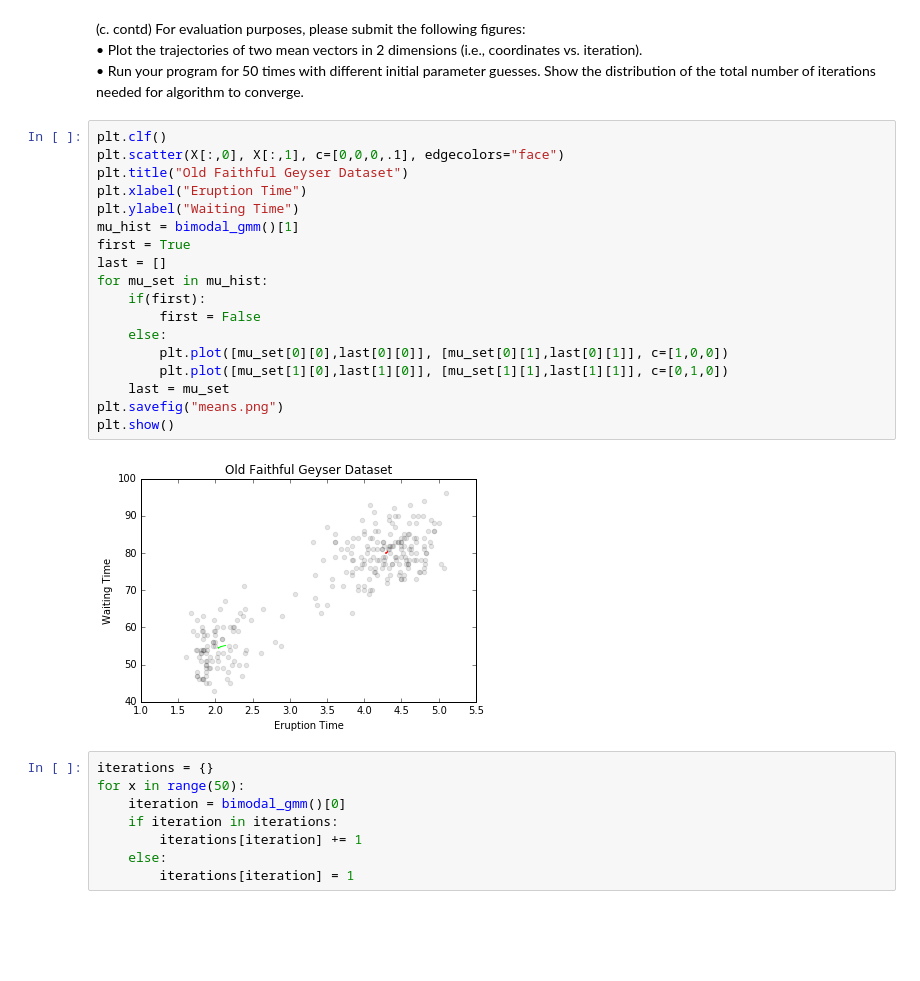
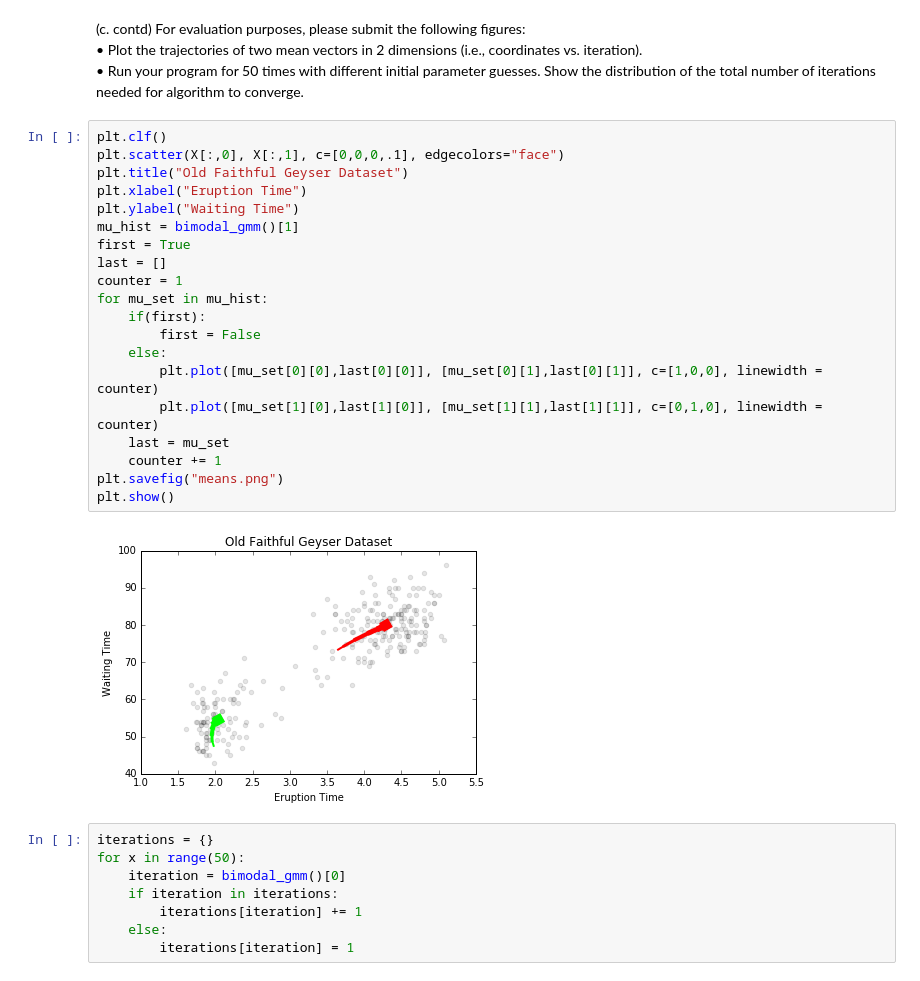
Before and after one commit to Vijay-P/CS5786-03, a Jupyter notebook: Q3.ipynb, the cells around one changed output. Saved outputs shown, nothing was run; the diff lists cells and outputs as text; blank space fills up the shorter version.

```diff
--- a/Q3.ipynb
+++ b/Q3.ipynb
@@ -96,23 +117,25 @@ Reasoning: Gamma is the responsibility for both cluter centers. If the change in
 # %%
 plt.clf()
 plt.scatter(X[:,0], X[:,1], c=[0,0,0,.1], edgecolors="face")
 plt.title("Old Faithful Geyser Dataset")
 plt.xlabel("Eruption Time")
 plt.ylabel("Waiting Time")
 mu_hist = bimodal_gmm()[1]
 first = True
 last = []
+counter = 1
 for mu_set in mu_hist:
     if(first):
         first = False
     else:
-        plt.plot([mu_set[0][0],last[0][0]], [mu_set[0][1],last[0][1]], c=[1,0,0])
-        plt.plot([mu_set[1][0],last[1][0]], [mu_set[1][1],last[1][1]], c=[0,1,0])
+        plt.plot([mu_set[0][0],last[0][0]], [mu_set[0][1],last[0][1]], c=[1,0,0], linewidth = counter)
+        plt.plot([mu_set[1][0],last[1][0]], [mu_set[1][1],last[1][1]], c=[0,1,0], linewidth = counter)
     last = mu_set
+    counter += 1
 plt.savefig("means.png")
 plt.show()
 # %% [output]
-[figure, old version]
+[figure, new version]
 # %%
 iterations = {}
 for x in range(50):
```
Also changed, not shown: parts of 9 cells of this notebook, 6 other files.
